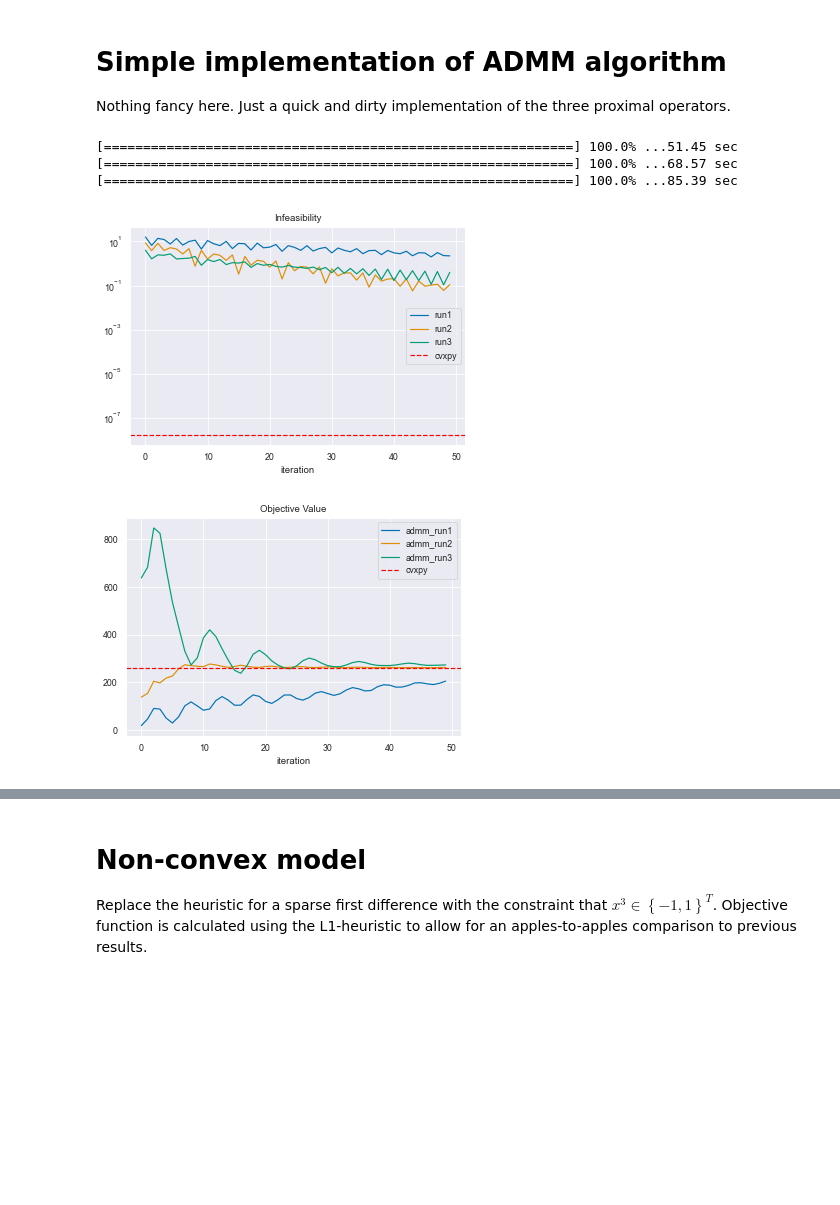
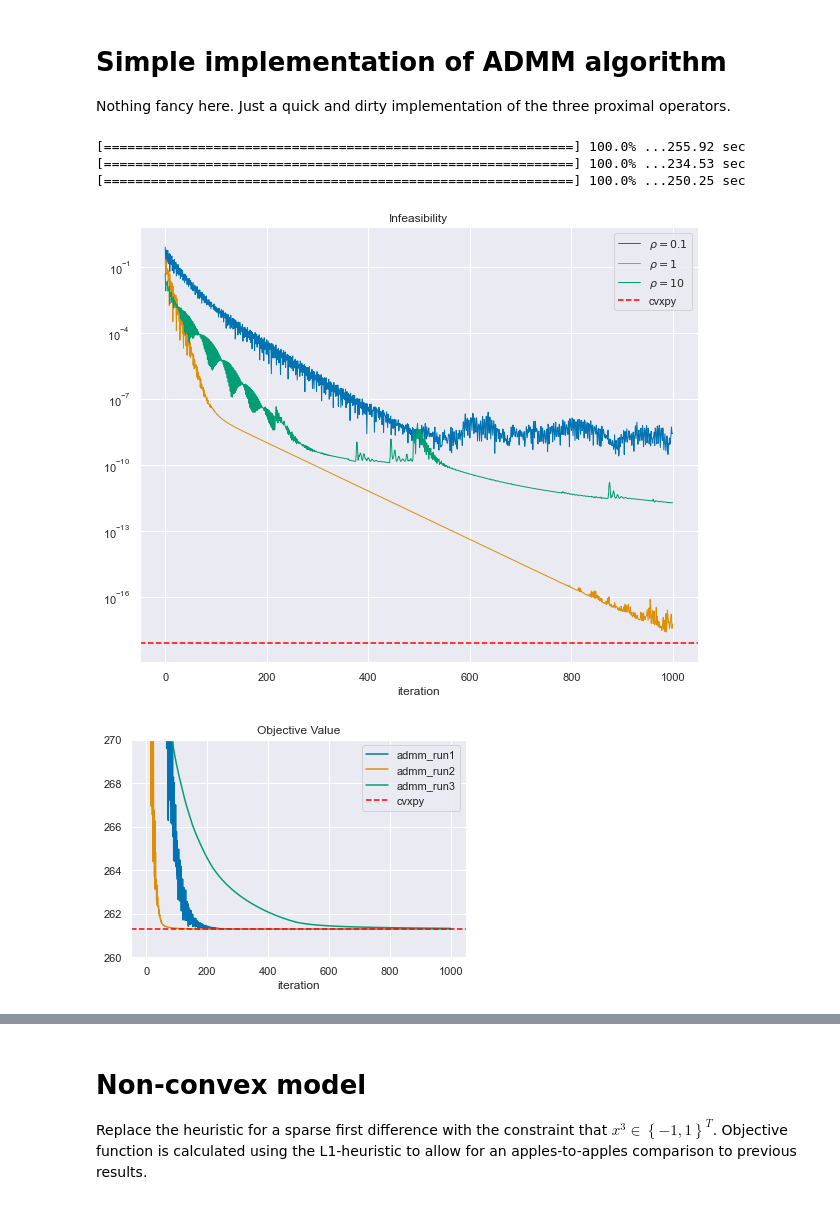
Before and after one commit to cvxgrp/signal-decomposition, a Jupyter notebook: notebooks/SD_ADMM_ProofOfConcept.ipynb, the cells around one changed output, grey strips where cells are left out. Saved outputs shown, nothing was run; the diff lists cells and outputs as text; code cells hidden in the pictures; blank space fills up the shorter version.

```diff
--- a/notebooks/SD_ADMM_ProofOfConcept.ipynb
+++ b/notebooks/SD_ADMM_ProofOfConcept.ipynb
@@ -79,10 +79,11 @@ def prox3_cvx(v, theta, rho):
     x = cvx.Variable(n)
     cost = theta * cvx.norm1(cvx.diff(x)) + (rho / 2) * cvx.sum_squares(x - v)
     problem = cvx.Problem(cvx.Minimize(cost), [cvx.sum(x) == 0])
-    problem.solve()
+    problem.solve(solver='MOSEK')
     return x.value
 
-def calc_obj(x1, x2, x3, rho1=1, rho2=1e7, rho3=1e1):
+def calc_obj(y, x2, x3, rho1=1, rho2=1e7, rho3=1e1):
+    x1 = y - x2 - x3
     t1 = rho1 * np.sum(np.power(x1, 2))
     t2 = rho2 * np.sum(np.power(np.diff(x2, 2), 2))
     t3 = rho3 * np.sum(np.abs(np.diff(x3, 1)))
@@ -106,8 +107,11 @@ def run_admm(data, num_iter=50, rho=0.5, verbose=True, prox3=prox3_cvx):
         x2, A = prox2(x2 - u, 1e7, rho, A=A, return_A=True)
         x3 = prox3(x3 - u, 1e1, rho)
         u += 2 * (np.average([x1, x2, x3], axis=0) - y / 3)
-        residuals.append(np.linalg.norm(np.average([x1, x2, x3], axis=0) - y / 3))
-        obj_vals.append(calc_obj(x1, x2, x3))
+        # mean-square-error
+        error = np.sum([x1, x2, x3], axis=0) - y
+        mse = np.sum(np.power(error, 2)) / error.size
+        residuals.append(mse)
+        obj_vals.append(calc_obj(y, x2, x3))
     if verbose:
         td = time() - ti
         progress(it + 1, num_iter, '{:.2f} sec\n'.format(td))
@@ -121,37 +125,38 @@ def run_admm(data, num_iter=50, rho=0.5, verbose=True, prox3=prox3_cvx):
     }
     return outdict
 # %%
-run1 = run_admm(y, num_iter=50, rho=1e-1)
-run2 = run_admm(y, num_iter=50, rho=1e0)
-run3 = run_admm(y, num_iter=50, rho=1e1)
+run1 = run_admm(y, num_iter=1000, rho=1e-1)
+run2 = run_admm(y, num_iter=1000, rho=1e0)
+run3 = run_admm(y, num_iter=1000, rho=1e1)
 # %% [output]
-[============================================================] 100.0% ...51.45 sec
-[============================================================] 100.0% ...68.57 sec
-[============================================================] 100.0% ...85.39 sec
+[============================================================] 100.0% ...255.92 sec
+[============================================================] 100.0% ...234.53 sec
+[============================================================] 100.0% ...250.25 sec
 # %%
-r = np.linalg.norm(
-    np.average(problem.estimates, axis=0) - y / 3
-)
-plt.plot(run1['residuals'], label='run1')
-plt.plot(run2['residuals'], label='run2')
-plt.plot(run3['residuals'], label='run3')
-plt.axhline(r, ls='--', color='red', label='cvxpy')
+error = np.sum(problem.estimates, axis=0) - y
+mse = np.sum(np.power(error, 2)) / error.size
+plt.figure(figsize=(10,8))
+plt.plot(run1['residuals'], label='$\\rho=0.1$', linewidth=1)
+plt.plot(run2['residuals'], label='$\\rho=1$', linewidth=1)
+plt.plot(run3['residuals'], label='$\\rho=10$', linewidth=1)
+plt.axhline(mse, ls='--', color='red', label='cvxpy')
 plt.yscale('log')
-plt.legend()
+plt.legend(loc=1)
 plt.title('Infeasibility')
 plt.xlabel('iteration');
 # %% [output]
-[figure, old version]
+[figure, new version]
 # %%
 plt.plot(run1['obj_vals'], label='admm_run1')
 plt.plot(run2['obj_vals'], label='admm_run2')
 plt.plot(run3['obj_vals'], label='admm_run3')
-plt.axhline(problem.problem.objective.value, ls='--', color='red', label='cvxpy')
+plt.axhline(problem.problem.value, ls='--', color='red', label='cvxpy')
 plt.legend()
 plt.title('Objective Value')
-plt.xlabel('iteration');
+plt.xlabel('iteration')
+plt.ylim(260, 270);
 # %% [output]
-[figure, old version]
+[figure, new version]
 # %%
 plt.plot(1e0 * run2['u'], problem.problem.constraints[-1].dual_value, ls='none', marker='.')
 plt.xlabel('ADMM $\\nu = \\rho u$')
```
Also changed, not shown: parts of 9 cells of this notebook.
